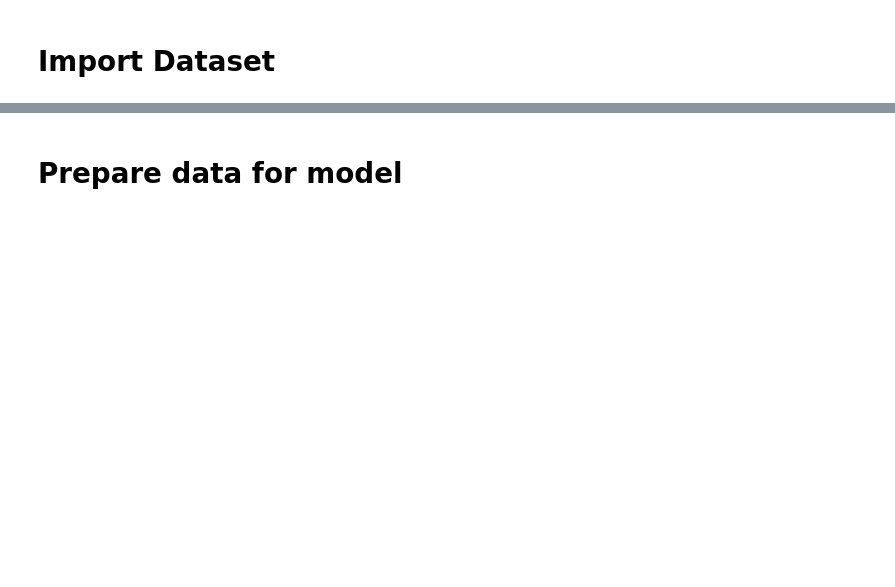
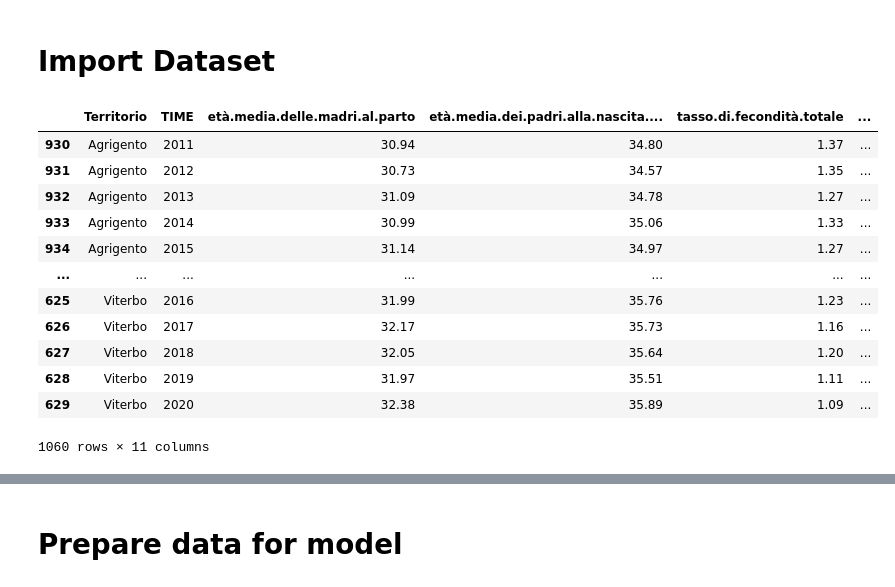
Before and after one commit to richilazza99/bayesian-project, a Jupyter notebook: True_Dataset_model.ipynb, the cells around one changed output, grey strips where cells are left out. Saved outputs shown, nothing was run; the diff lists cells and outputs as text; code cells hidden in the pictures; blank space fills up the shorter version.

```diff
--- a/True_Dataset_model.ipynb
+++ b/True_Dataset_model.ipynb
@@ -11,6 +11,23 @@ import matplotlib.pyplot as plt
 # %%
 with open("fecondità_finale", "rb") as f:
     dataset=pd.read_csv(f)
+
+dataset = dataset.sort_values(by=['Territorio', 'TIME'])
+dataset
+# %% [output]
+|  | Territorio | TIME | età.media.delle.madri.al.parto | età.media.dei.padri.alla.nascita.... | tasso.di.fecondità.totale | ... |
+| 930 | Agrigento | 2011 | 30.94 | 34.80 | 1.37 | ... |
+| 931 | Agrigento | 2012 | 30.73 | 34.57 | 1.35 | ... |
+| 932 | Agrigento | 2013 | 31.09 | 34.78 | 1.27 | ... |
+| 933 | Agrigento | 2014 | 30.99 | 35.06 | 1.33 | ... |
+| 934 | Agrigento | 2015 | 31.14 | 34.97 | 1.27 | ... |
+| ... | ... | ... | ... | ... | ... | ... |
+| 625 | Viterbo | 2016 | 31.99 | 35.76 | 1.23 | ... |
+| 626 | Viterbo | 2017 | 32.17 | 35.73 | 1.16 | ... |
+| 627 | Viterbo | 2018 | 32.05 | 35.64 | 1.20 | ... |
+| 628 | Viterbo | 2019 | 31.97 | 35.51 | 1.11 | ... |
+| 629 | Viterbo | 2020 | 32.38 | 35.89 | 1.09 | ... |
+1060 rows × 11 columns
 # %%
 Y=np.array(dataset["tasso.di.fecondità.totale"])
 # %%
```
Also changed, not shown: parts of 8 cells of this notebook.
